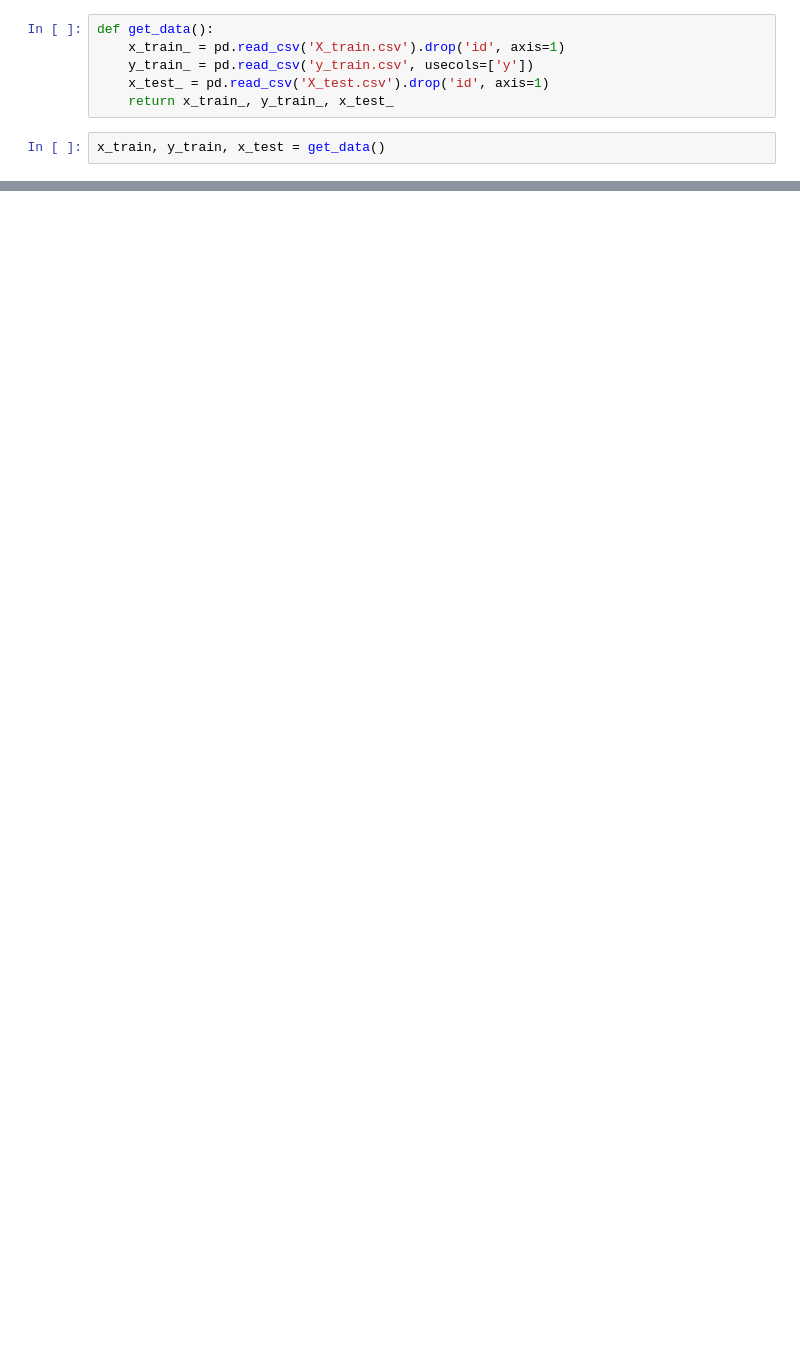
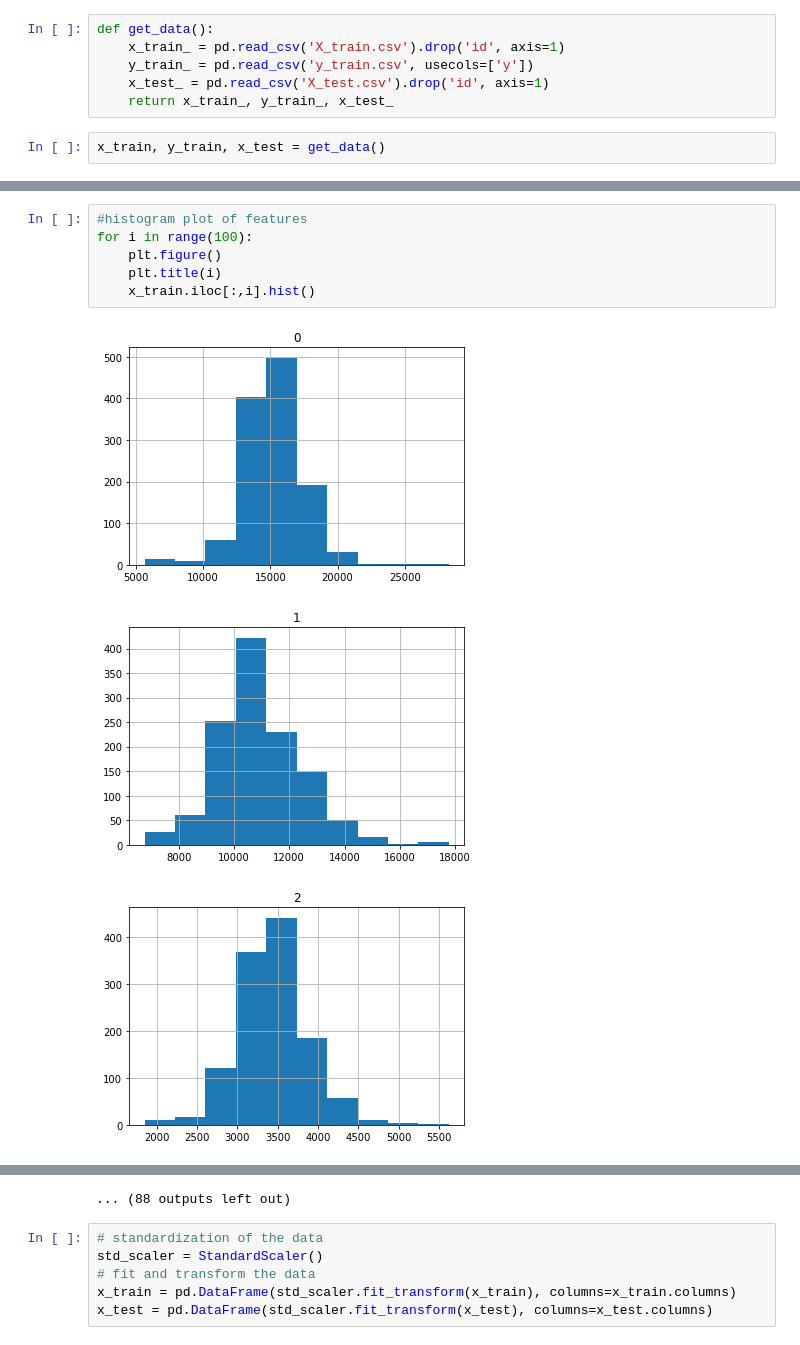
Before and after one commit to tim99fn/aml, a Jupyter notebook: data_inspection.ipynb, the cells around one changed output, grey strips where cells are left out. Drawn from its saved outputs; the diff is of its cells as text; blank space fills up the shorter version.

Commit message:
added jupyter notebook to instect the data

```diff
--- a/data_inspection.ipynb
+++ b/data_inspection.ipynb
@@ -18,0 +55,10 @@ array([[<AxesSubplot:title={'center':'y'}>]], dtype=object)
+# %%
+#histogram plot of features
+for i in range(100):
+    plt.figure()
+    plt.title(i)
+    x_train.iloc[:,i].hist()
+# %% [output]
+[figure, added]
+[figure, added]
+[figure, added]
@@ -18,0 +74,7 @@ array([[<AxesSubplot:title={'center':'y'}>]], dtype=object)
+... (88 outputs left out)
+# %%
+# standardization of the data
+std_scaler = StandardScaler()
+# fit and transform the data
+x_train = pd.DataFrame(std_scaler.fit_transform(x_train), columns=x_train.columns)
+x_test = pd.DataFrame(std_scaler.fit_transform(x_test), columns=x_test.columns)
```
Also changed, not shown: parts of 7 cells of this notebook.
